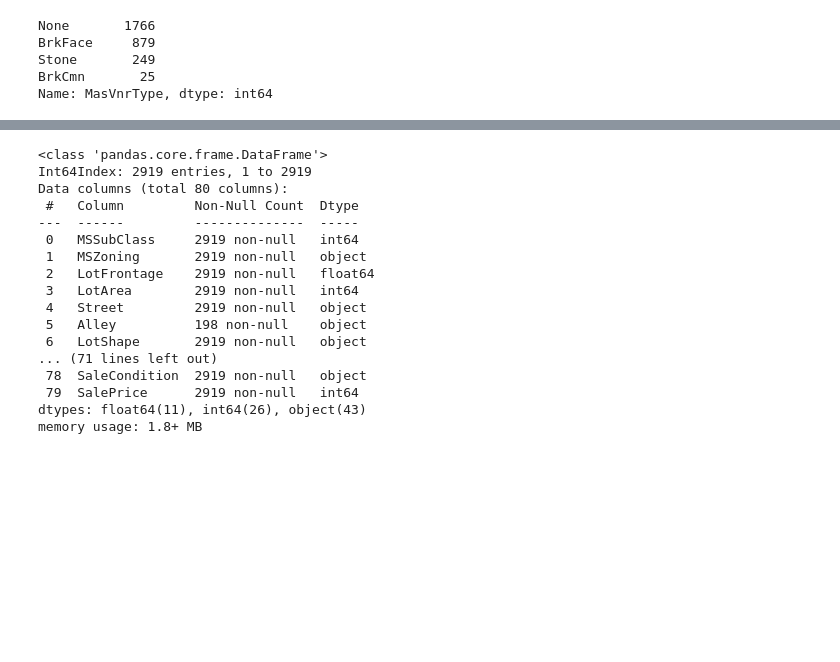
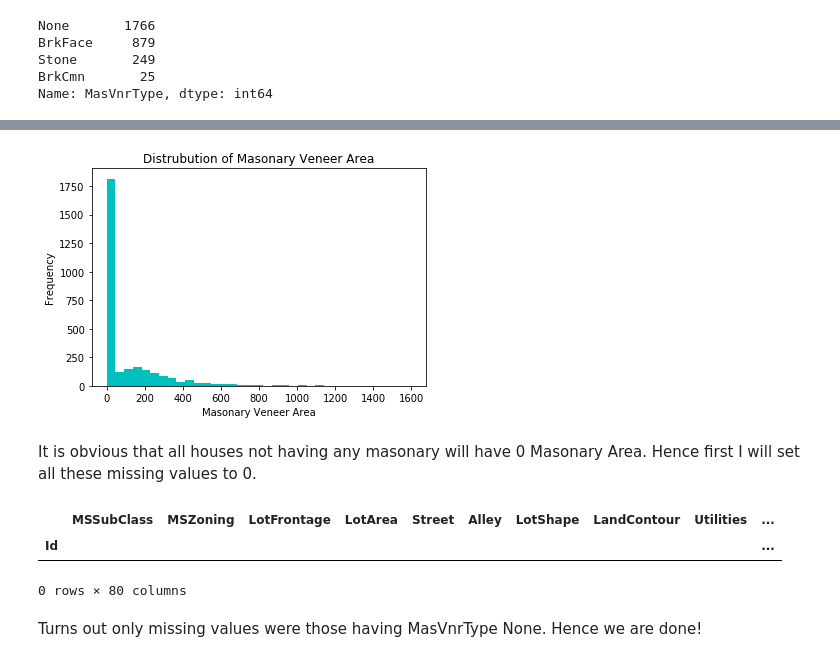
Before and after one commit to AnirudhAchal/Housing-Prices, a Jupyter notebook: Notebooks/Housing Prices .ipynb, the cells around one changed output, grey strips where cells are left out. Saved outputs shown, nothing was run; the diff lists cells and outputs as text; code cells hidden in the pictures; blank space fills up the shorter version.

Commit message:
Masonary Area feature complete

```diff
--- a/Notebooks/Housing Prices .ipynb
+++ b/Notebooks/Housing Prices .ipynb
@@ -940,0 +979,13 @@ Name: MasVnrType, dtype: int64
+# %%
+# Plot the frequency of the Masonary Veneer Area
+plt.hist(df['MasVnrArea'], bins = 35, color = 'c')
+
+plt.title('Distrubution of Masonary Veneer Area')
+plt.xlabel('Masonary Veneer Area')
+plt.ylabel('Frequency')
+
+plt.show()
+# %% [output]
+[figure, added]
+# %% [markdown]
+It is obvious that all houses not having any masonary will have 0 Masonary Area. Hence first I will set all these missing values to 0.
@@ -941,20 +995,10 @@ Name: MasVnrType, dtype: int64
+# %%
+df.loc[(pd.isnull(df['MasVnrArea']))]
+# %% [output]
+|  | MSSubClass | MSZoning | LotFrontage | LotArea | Street | Alley | LotShape | LandContour | Utilities | ... |
+| Id |  |  |  |  |  |  |  |  |  | ... |
+0 rows × 80 columns
+# %% [markdown]
+Turns out only missing values were those having MasVnrType None. Hence we are done!
 # %%
-df.info()
+df['MasVnrArea']
-# %% [output]
-<class 'pandas.core.frame.DataFrame'>
-Int64Index: 2919 entries, 1 to 2919
-Data columns (total 80 columns):
- #   Column         Non-Null Count  Dtype
----  ------         --------------  -----
- 0   MSSubClass     2919 non-null   int64
- 1   MSZoning       2919 non-null   object
- 2   LotFrontage    2919 non-null   float64
- 3   LotArea        2919 non-null   int64
- 4   Street         2919 non-null   object
- 5   Alley          198 non-null    object
- 6   LotShape       2919 non-null   object
-... (71 lines left out)
- 78  SaleCondition  2919 non-null   object
- 79  SalePrice      2919 non-null   int64
-dtypes: float64(11), int64(26), object(43)
-memory usage: 1.8+ MB
```
Also changed, not shown: parts of 4 cells of this notebook.
